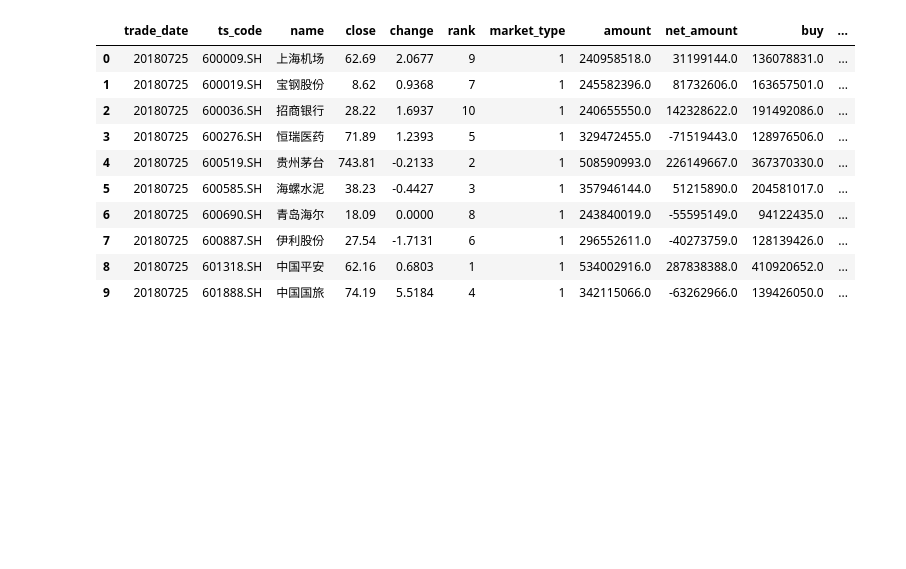
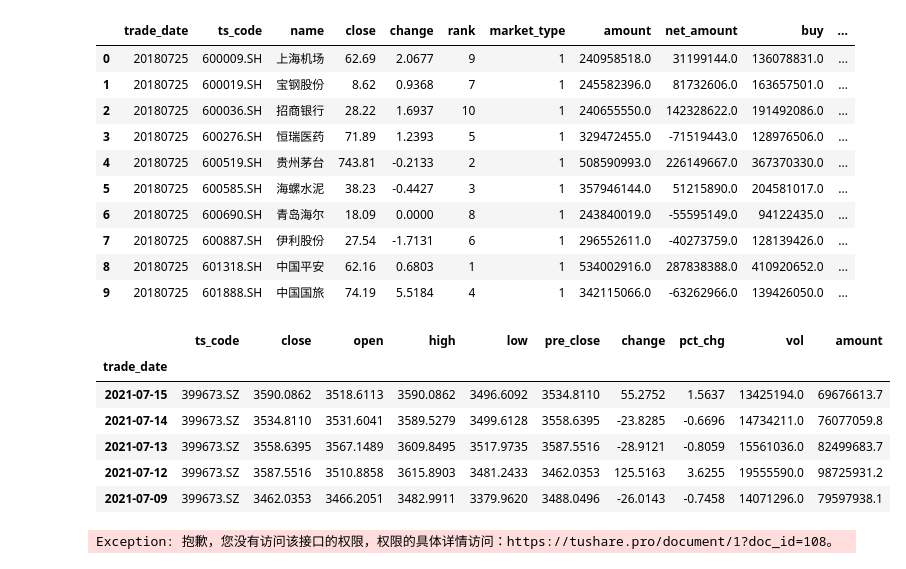
Before and after one commit to linfenglee/quant_trading, a Jupyter notebook: stock_trading/test.ipynb, the cells around one changed output. Saved outputs shown, nothing was run; the diff lists cells and outputs as text; code cells hidden in the pictures; blank space fills up the shorter version.

```diff
--- a/stock_trading/test.ipynb
+++ b/stock_trading/test.ipynb
@@ -283,3 +283,21 @@ pro.hsgt_top10(trade_date="20180725", market_type="1")
 | 7 | 20180725 | 600887.SH | 伊利股份 | 27.54 | -1.7131 | 6 | 1 | 296552611.0 | -40273759.0 | 128139426.0 | ... |
 | 8 | 20180725 | 601318.SH | 中国平安 | 62.16 | 0.6803 | 1 | 1 | 534002916.0 | 287838388.0 | 410920652.0 | ... |
 | 9 | 20180725 | 601888.SH | 中国国旅 | 74.19 | 5.5184 | 4 | 1 | 342115066.0 | -63262966.0 | 139426050.0 | ... |
+# %%
+hs300 = pro.index_daily(ts_code='399673.SZ', start_date='20141117', end_date='20210715')
+hs300["trade_date"] = pd.to_datetime(hs300["trade_date"])
+hs300.set_index("trade_date", inplace=True)
+# %%
+hs300.head()
+# %% [output]
+|  | ts_code | close | open | high | low | pre_close | change | pct_chg | vol | amount |
+| trade_date |  |  |  |  |  |  |  |  |  |  |
+| 2021-07-15 | 399673.SZ | 3590.0862 | 3518.6113 | 3590.0862 | 3496.6092 | 3534.8110 | 55.2752 | 1.5637 | 13425194.0 | 69676613.7 |
+| 2021-07-14 | 399673.SZ | 3534.8110 | 3531.6041 | 3589.5279 | 3499.6128 | 3558.6395 | -23.8285 | -0.6696 | 14734211.0 | 76077059.8 |
+| 2021-07-13 | 399673.SZ | 3558.6395 | 3567.1489 | 3609.8495 | 3517.9735 | 3587.5516 | -28.9121 | -0.8059 | 15561036.0 | 82499683.7 |
+| 2021-07-12 | 399673.SZ | 3587.5516 | 3510.8858 | 3615.8903 | 3481.2433 | 3462.0353 | 125.5163 | 3.6255 | 19555590.0 | 98725931.2 |
+| 2021-07-09 | 399673.SZ | 3462.0353 | 3466.2051 | 3482.9911 | 3379.9620 | 3488.0496 | -26.0143 | -0.7458 | 14071296.0 | 79597938.1 |
+# %%
+df = pro.stk_limit(trade_date='20190625')
+# %% [output]
+Exception: 抱歉，您没有访问该接口的权限，权限的具体详情访问：https://tushare.pro/document/1?doc_id=108。
```
Also changed, not shown: parts of 2 cells of this notebook, 5 other files.
